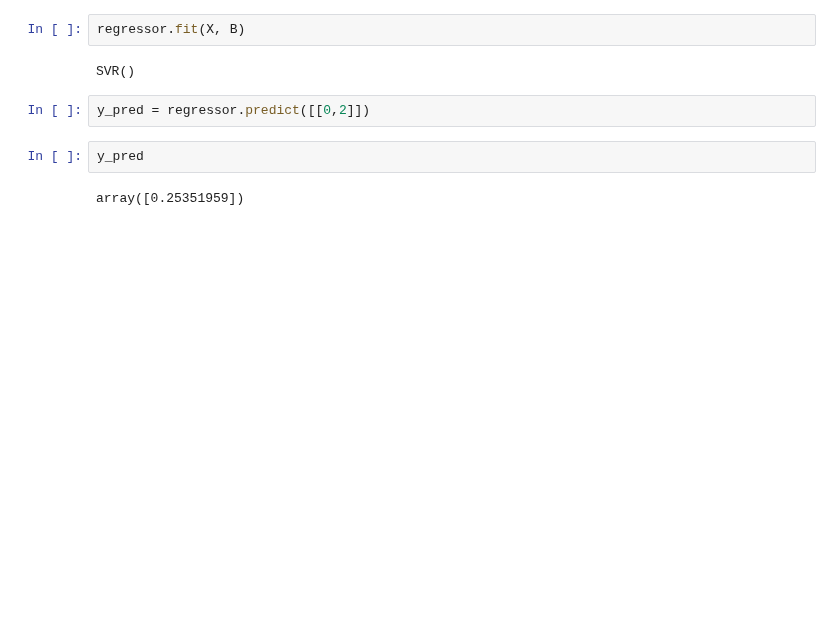
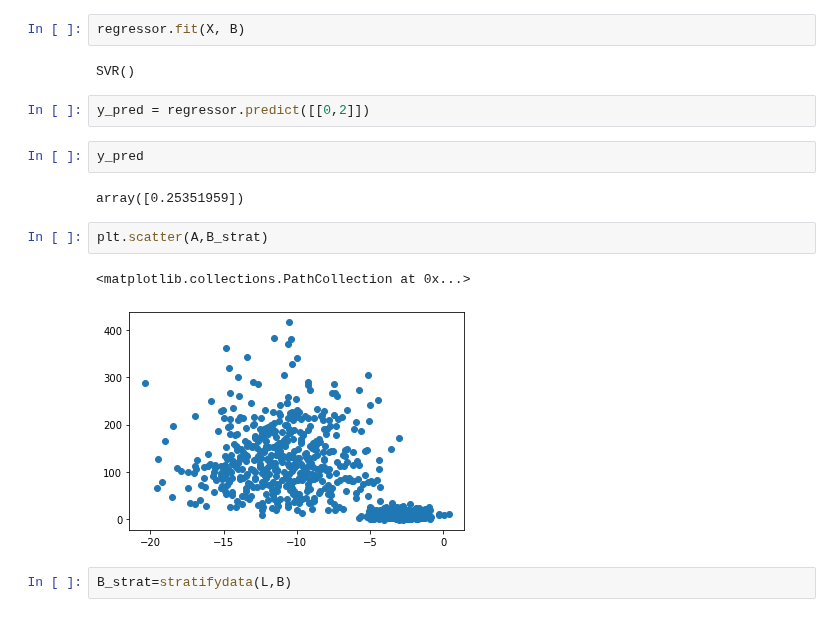
Before and after one commit to BIRDSgroup/NLCD, a Jupyter notebook: conclude/newmethod/NLMRNN.ipynb, the cells around one changed output. Saved outputs shown, nothing was run; the diff lists cells and outputs as text; blank space fills up the shorter version.

```diff
--- a/conclude/newmethod/NLMRNN.ipynb
+++ b/conclude/newmethod/NLMRNN.ipynb
@@ -378,4 +426,11 @@ y_pred = regressor.predict([[0,2]])
 y_pred
 # %% [output]
 array([0.25351959])
+# %%
+plt.scatter(A,B_strat)
+# %% [output]
+<matplotlib.collections.PathCollection at 0x...>
+[figure, added]
+# %%
+B_strat=stratifydata(L,B)
 # %%
```
Also changed, not shown: parts of 21 cells of this notebook, 2 other files.
